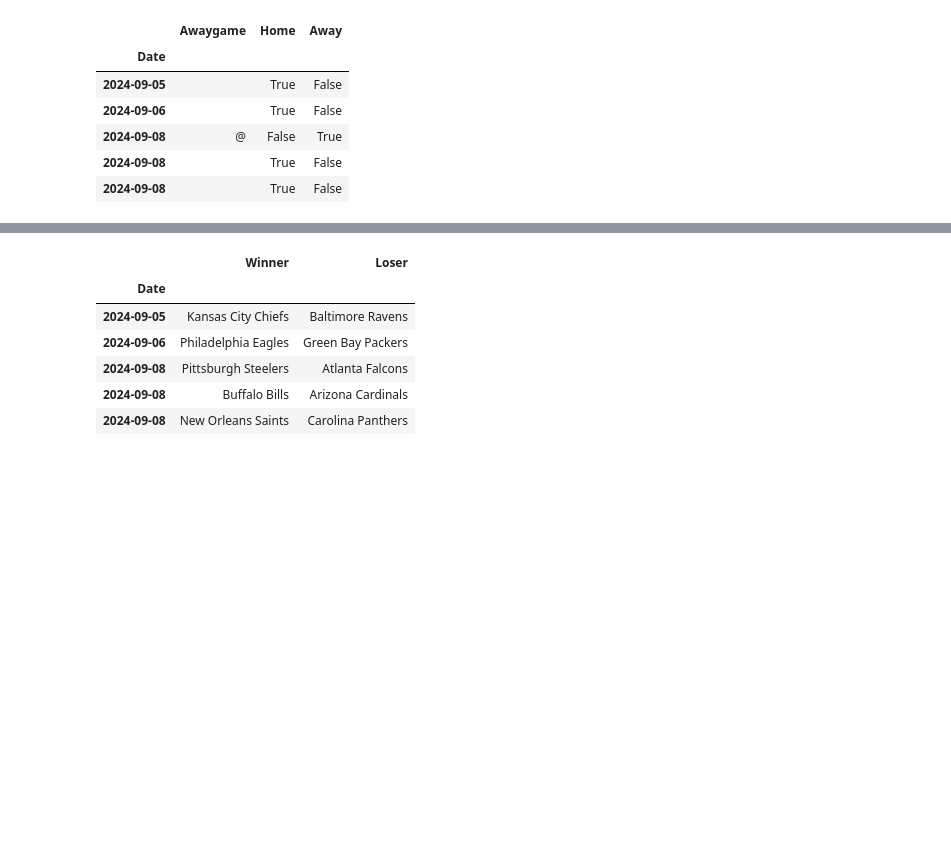
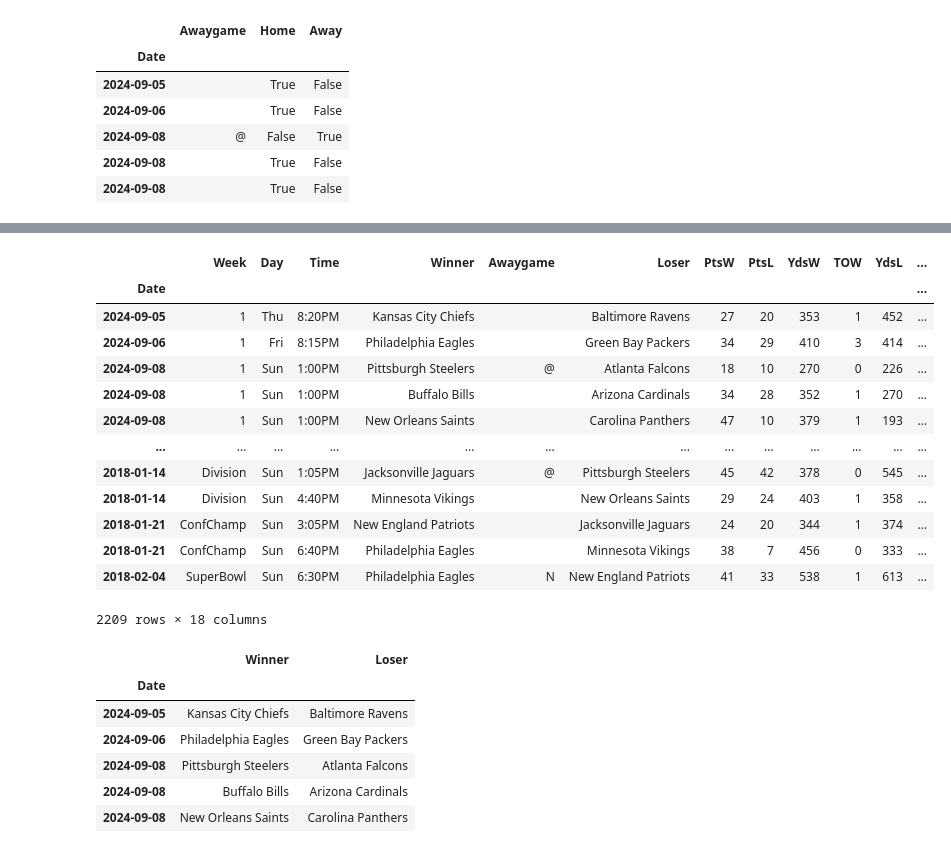
Before and after one commit to JonathanK556/NFL-Model, a Jupyter notebook: Data_Wrangling.ipynb, the cells around one changed output, grey strips where cells are left out. Drawn from its saved outputs; the diff is of its cells as text; code cells hidden in the pictures; blank space fills up the shorter version.

```diff
--- a/Data_Wrangling.ipynb
+++ b/Data_Wrangling.ipynb
@@ -370,4 +365,21 @@ NFL
 2209 rows × 18 columns
+# %%
+NFL
+# %% [output]
+|  | Week | Day | Time | Winner | Awaygame | Loser | PtsW | PtsL | YdsW | TOW | YdsL | ... |
+| Date |  |  |  |  |  |  |  |  |  |  |  | ... |
+| 2024-09-05 | 1 | Thu | 8:20PM | Kansas City Chiefs |  | Baltimore Ravens | 27 | 20 | 353 | 1 | 452 | ... |
+| 2024-09-06 | 1 | Fri | 8:15PM | Philadelphia Eagles |  | Green Bay Packers | 34 | 29 | 410 | 3 | 414 | ... |
+| 2024-09-08 | 1 | Sun | 1:00PM | Pittsburgh Steelers | @ | Atlanta Falcons | 18 | 10 | 270 | 0 | 226 | ... |
+| 2024-09-08 | 1 | Sun | 1:00PM | Buffalo Bills |  | Arizona Cardinals | 34 | 28 | 352 | 1 | 270 | ... |
+| 2024-09-08 | 1 | Sun | 1:00PM | New Orleans Saints |  | Carolina Panthers | 47 | 10 | 379 | 1 | 193 | ... |
+| ... | ... | ... | ... | ... | ... | ... | ... | ... | ... | ... | ... | ... |
+| 2018-01-14 | Division | Sun | 1:05PM | Jacksonville Jaguars | @ | Pittsburgh Steelers | 45 | 42 | 378 | 0 | 545 | ... |
+| 2018-01-14 | Division | Sun | 4:40PM | Minnesota Vikings |  | New Orleans Saints | 29 | 24 | 403 | 1 | 358 | ... |
+| 2018-01-21 | ConfChamp | Sun | 3:05PM | New England Patriots |  | Jacksonville Jaguars | 24 | 20 | 344 | 1 | 374 | ... |
+| 2018-01-21 | ConfChamp | Sun | 6:40PM | Philadelphia Eagles |  | Minnesota Vikings | 38 | 7 | 456 | 0 | 333 | ... |
+| 2018-02-04 | SuperBowl | Sun | 6:30PM | Philadelphia Eagles | N | New England Patriots | 41 | 33 | 538 | 1 | 613 | ... |
+2209 rows × 18 columns
 # %%
 #Combine duplicate teams into one
 # Define the mapping to combine the Washington team names and the Raiders team names
```
Also changed, not shown: parts of 13 cells of this notebook, 1 other file.
